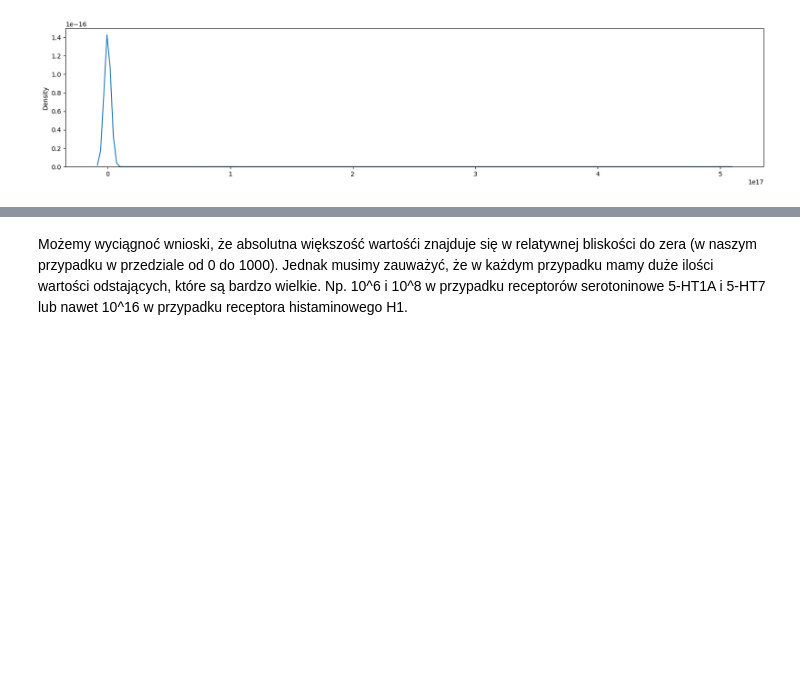
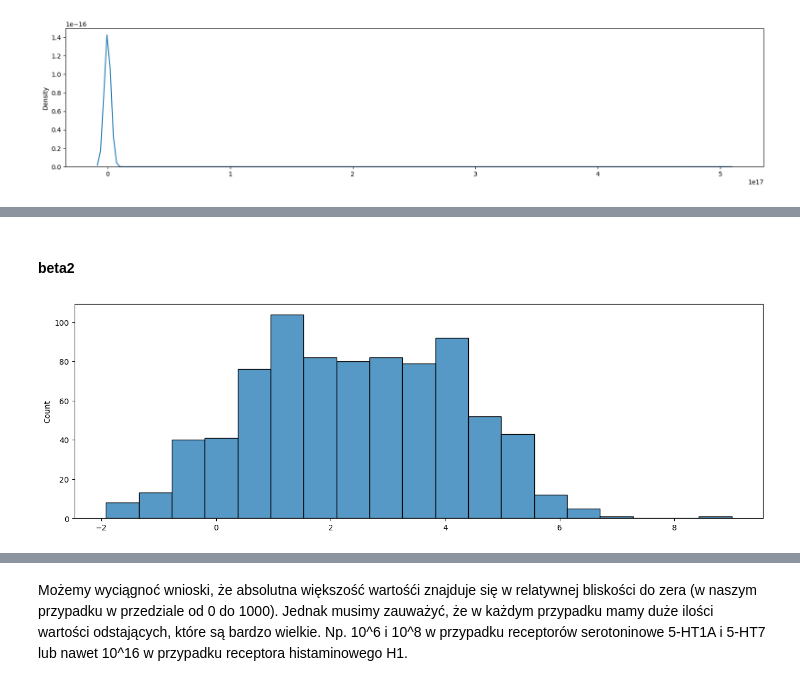
Before and after one commit to YuriiBatkovych/Genetic-algorithms-with-docking, a Jupyter notebook: DataInvestigation.ipynb, the cells around one changed output, grey strips where cells are left out. Saved outputs shown, nothing was run; the diff lists cells and outputs as text; code cells hidden in the pictures; blank space fills up the shorter version.

```diff
--- a/DataInvestigation.ipynb
+++ b/DataInvestigation.ipynb
@@ -111,0 +136,8 @@ for ki_list in proteins_ki:
+# %% [markdown]
+#### beta2
+# %%
+plt.figure(figsize=(16,5))
+sns.histplot(x=pKi_beta2)
+plt.show()
+# %% [output]
+[figure, added]
```
Also changed, not shown: parts of 10 cells of this notebook.
